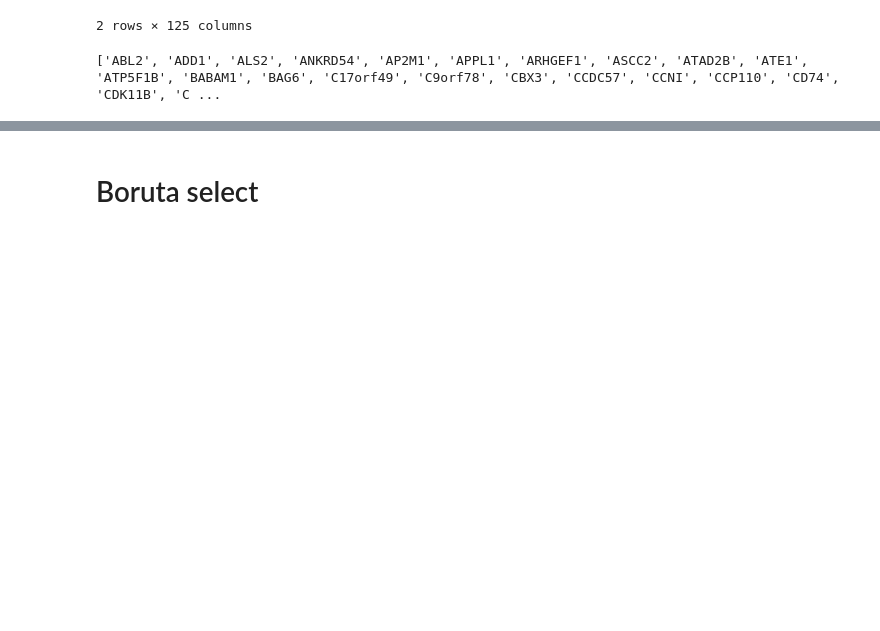
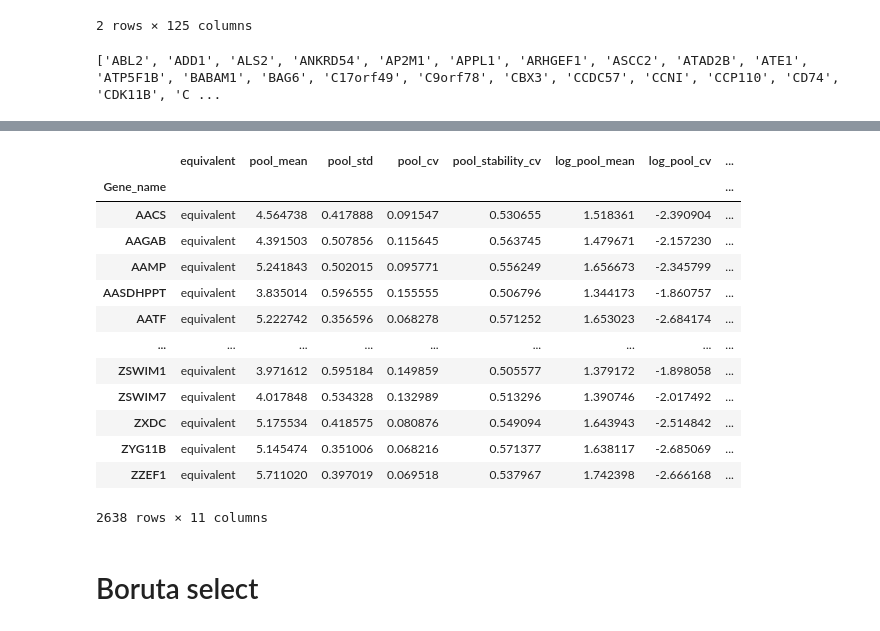
Before and after one commit to guilhermetabordaribas/housekeepingMinerPy, a Jupyter notebook: testing_pkg_hkgMiner.ipynb, the cells around one changed output, grey strips where cells are left out. Drawn from its saved outputs; the diff is of its cells as text; code cells hidden in the pictures; blank space fills up the shorter version.

```diff
--- a/testing_pkg_hkgMiner.ipynb
+++ b/testing_pkg_hkgMiner.ipynb
@@ -713,3 +764,20 @@ print(np.sort(aux_tost.columns).tolist())
+# %%
+adata.var
+# %% [output]
+|  | equivalent | pool_mean | pool_std | pool_cv | pool_stability_cv | log_pool_mean | log_pool_cv | ... |
+| Gene_name |  |  |  |  |  |  |  | ... |
+| AACS | equivalent | 4.564738 | 0.417888 | 0.091547 | 0.530655 | 1.518361 | -2.390904 | ... |
+| AAGAB | equivalent | 4.391503 | 0.507856 | 0.115645 | 0.563745 | 1.479671 | -2.157230 | ... |
+| AAMP | equivalent | 5.241843 | 0.502015 | 0.095771 | 0.556249 | 1.656673 | -2.345799 | ... |
+| AASDHPPT | equivalent | 3.835014 | 0.596555 | 0.155555 | 0.506796 | 1.344173 | -1.860757 | ... |
+| AATF | equivalent | 5.222742 | 0.356596 | 0.068278 | 0.571252 | 1.653023 | -2.684174 | ... |
+| ... | ... | ... | ... | ... | ... | ... | ... | ... |
+| ZSWIM1 | equivalent | 3.971612 | 0.595184 | 0.149859 | 0.505577 | 1.379172 | -1.898058 | ... |
+| ZSWIM7 | equivalent | 4.017848 | 0.534328 | 0.132989 | 0.513296 | 1.390746 | -2.017492 | ... |
+| ZXDC | equivalent | 5.175534 | 0.418575 | 0.080876 | 0.549094 | 1.643943 | -2.514842 | ... |
+| ZYG11B | equivalent | 5.145474 | 0.351006 | 0.068216 | 0.571377 | 1.638117 | -2.685069 | ... |
+| ZZEF1 | equivalent | 5.711020 | 0.397019 | 0.069518 | 0.537967 | 1.742398 | -2.666168 | ... |
+2638 rows × 11 columns
 # %% [markdown]
 # Boruta select
 # %%
```
Also changed, not shown: parts of 18 cells of this notebook, 1 other file.
